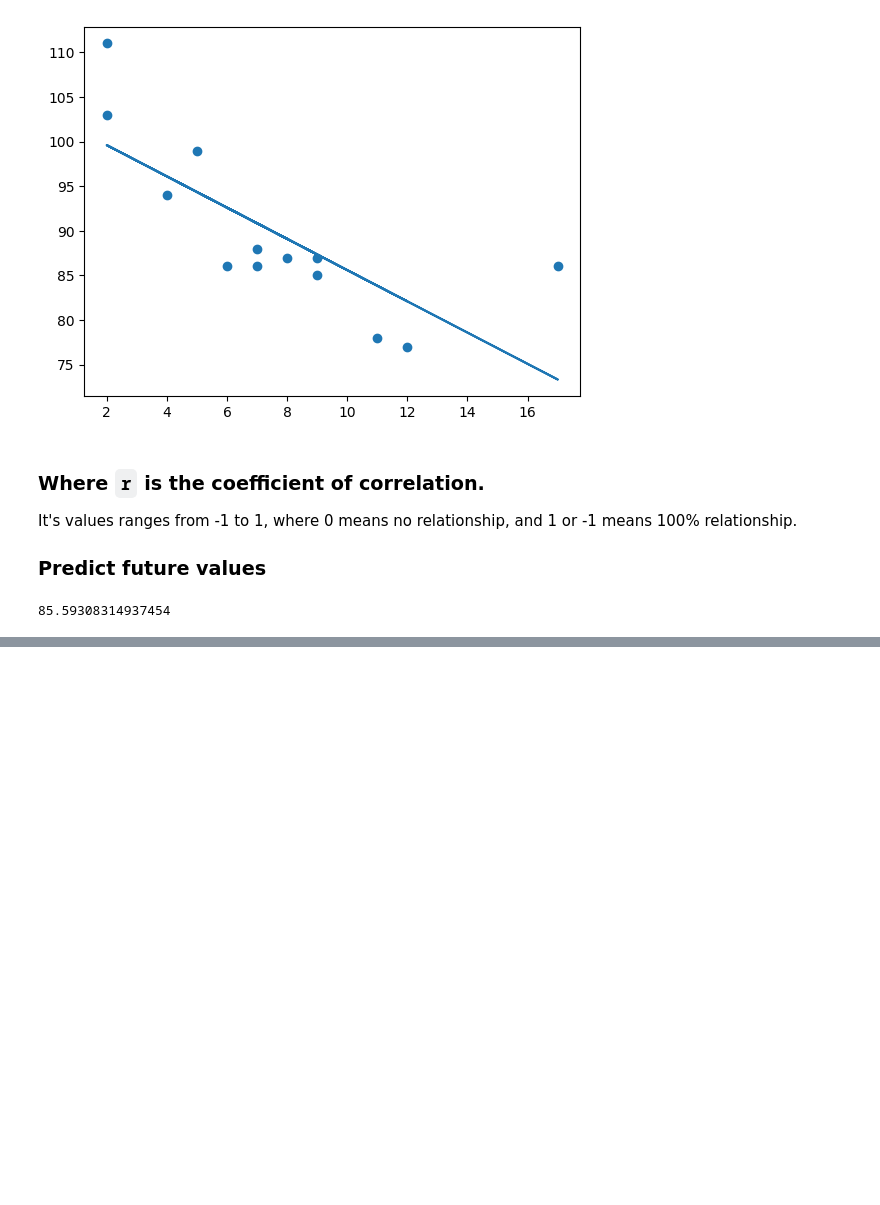
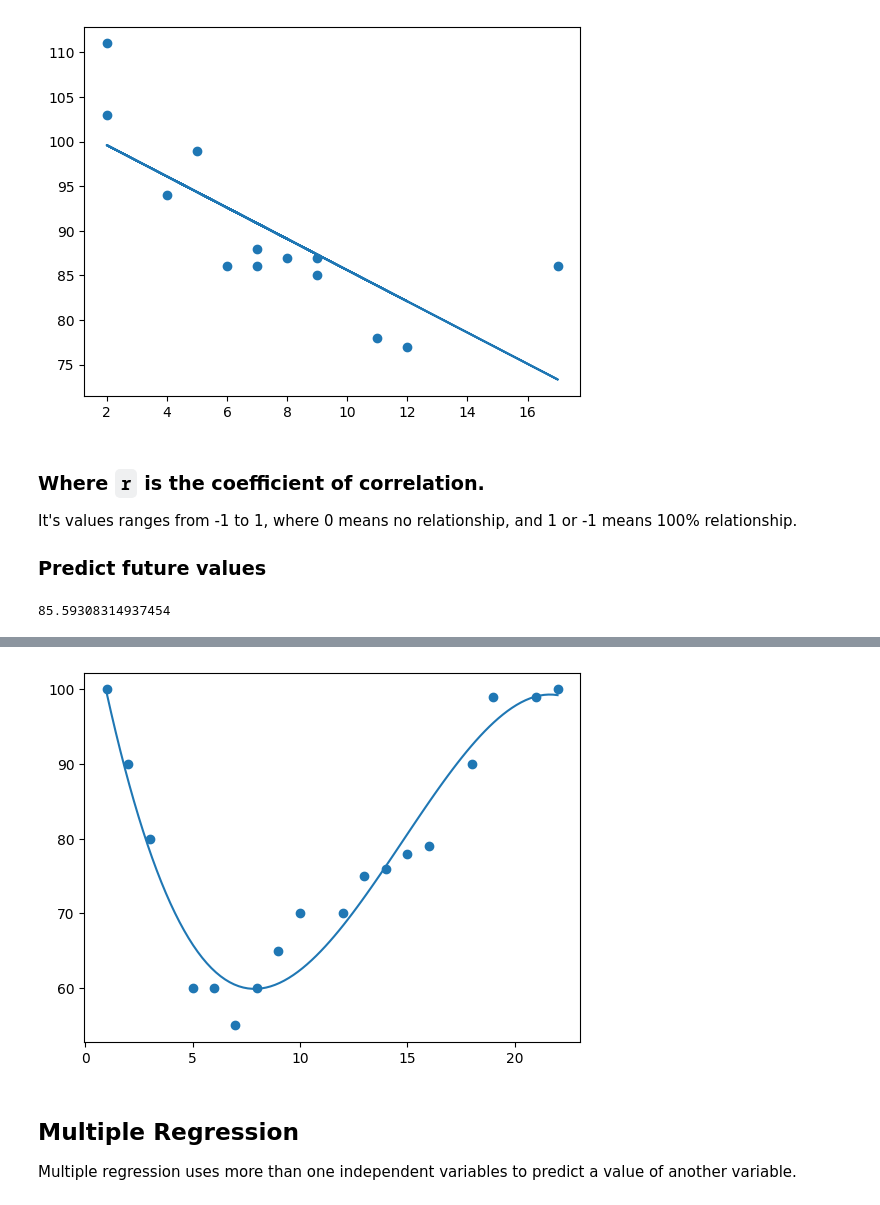
Before and after one commit to akshay-rajan/machinelearning, a Jupyter notebook: 2_regression.ipynb, the cells around one changed output, grey strips where cells are left out. Saved outputs shown, nothing was run; the diff lists cells and outputs as text; code cells hidden in the pictures; blank space fills up the shorter version.

Commit message:
Polynomial Regression

```diff
--- a/2_regression.ipynb
+++ b/2_regression.ipynb
@@ -48,0 +59,16 @@ pred
+# %%
+import numpy as np
+
+# Make a polynomial model
+model = np.poly1d(np.polyfit(x, y, 3))
+# A line that starts at 1 and ends at 22
+line = np.linspace(1, 22, 100)
+plt.scatter(x, y)
+plt.plot(line, model(line))
+plt.show()
+# %% [output]
+[figure, added]
+# %% [markdown]
+## Multiple Regression
+
+Multiple regression uses more than one independent variables to predict a value of another variable.
```
Also changed, not shown: parts of 3 cells of this notebook.
